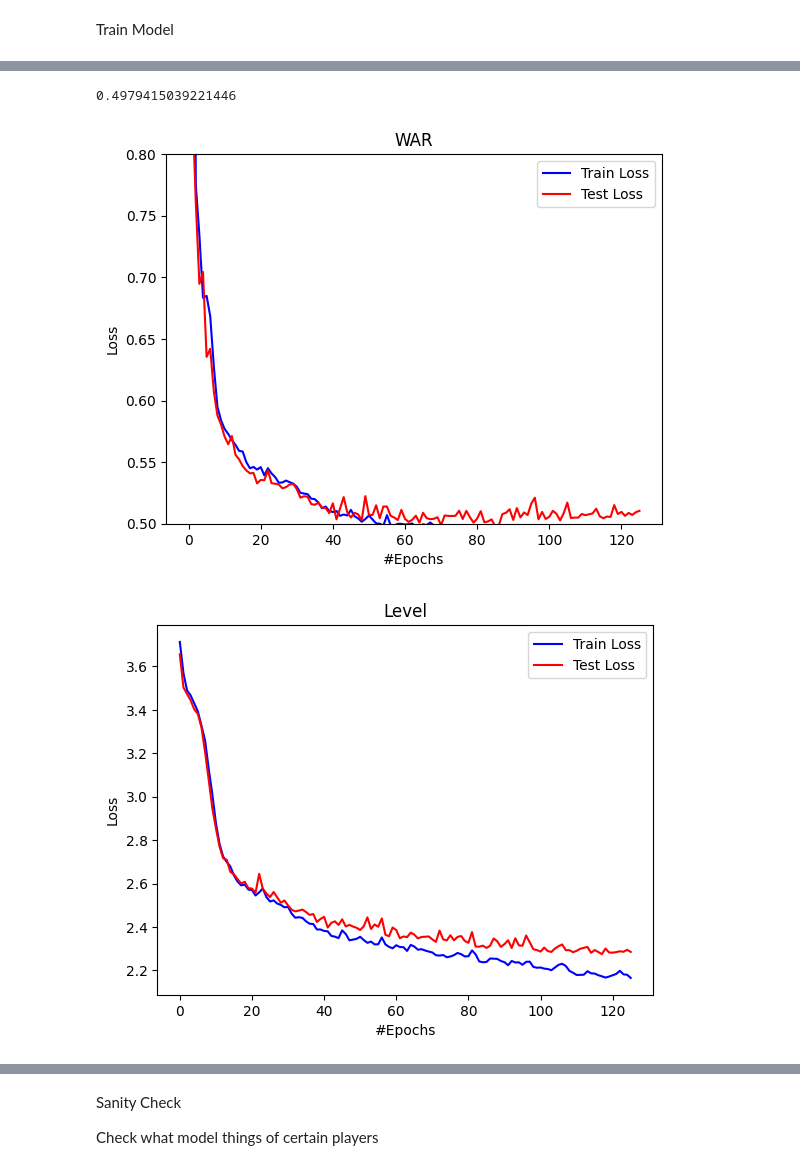
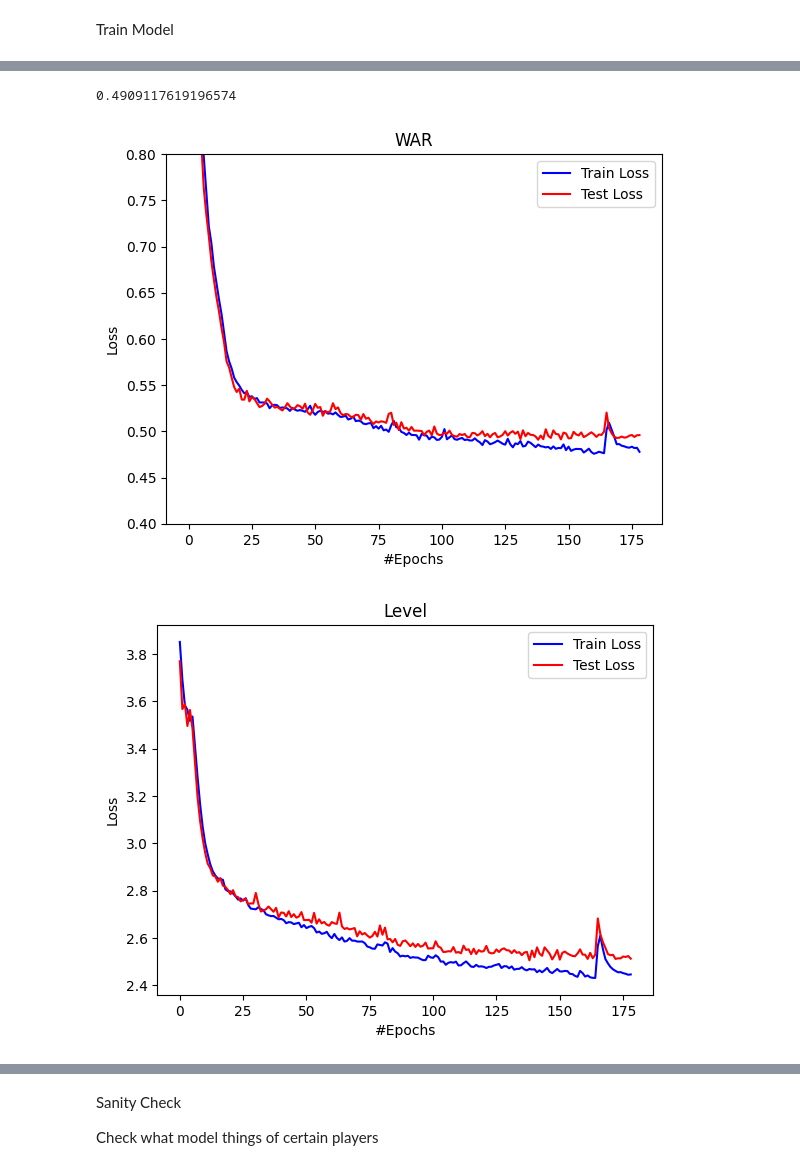
Before and after one commit to nitzryan/BaseballModels, a Jupyter notebook: Model/Model.ipynb, the cells around one changed output, grey strips where cells are left out. Drawn from its saved outputs; the diff is of its cells as text; code cells hidden in the pictures.

```diff
--- a/Model/Model.ipynb
+++ b/Model/Model.ipynb
@@ -89,7 +89,7 @@ def count_parameters(model):
 # %%
 dropout_perc = 0.0
 num_layers = 5
-hidden_size = 30
+hidden_size = 15
 network = RNN_Model(input_size, num_layers, hidden_size, dropout_perc, hitting_mutators)
 network = network.to(device)
 
@@ -103,6 +103,6 @@ num_epochs = 1000
 training_generator = torch.utils.data.DataLoader(train_hitters_dataset, batch_size=batch_size, shuffle=True)
 testing_generator = torch.utils.data.DataLoader(test_hitters_dataset, batch_size=batch_size, shuffle=False)
 
-graph_y_range=(0.5,0.8)
+graph_y_range=(0.4,0.8)
 trainAndGraph(network, training_generator, testing_generator, loss_function, optimizer, scheduler, num_epochs, 10, early_stopping_cutoff=40, should_output=True, graph_y_range=graph_y_range)
 # %% [output]
@@ -125,3 +126,3 @@ Best result at epoch=85 with loss=0.4979415039221446
-0.4979415039221446
+0.4909117619196574
-[figure, old version]
+[figure, new version]
-[figure, old version]
+[figure, new version]
```
Also changed, not shown: parts of 4 cells of this notebook, 7 other files.
